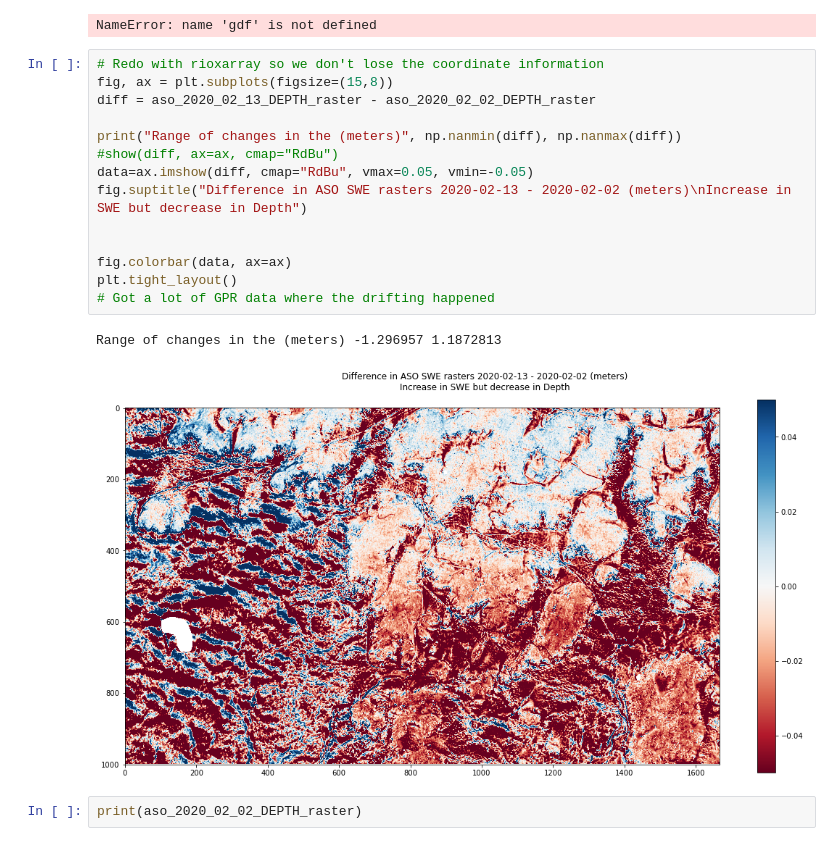
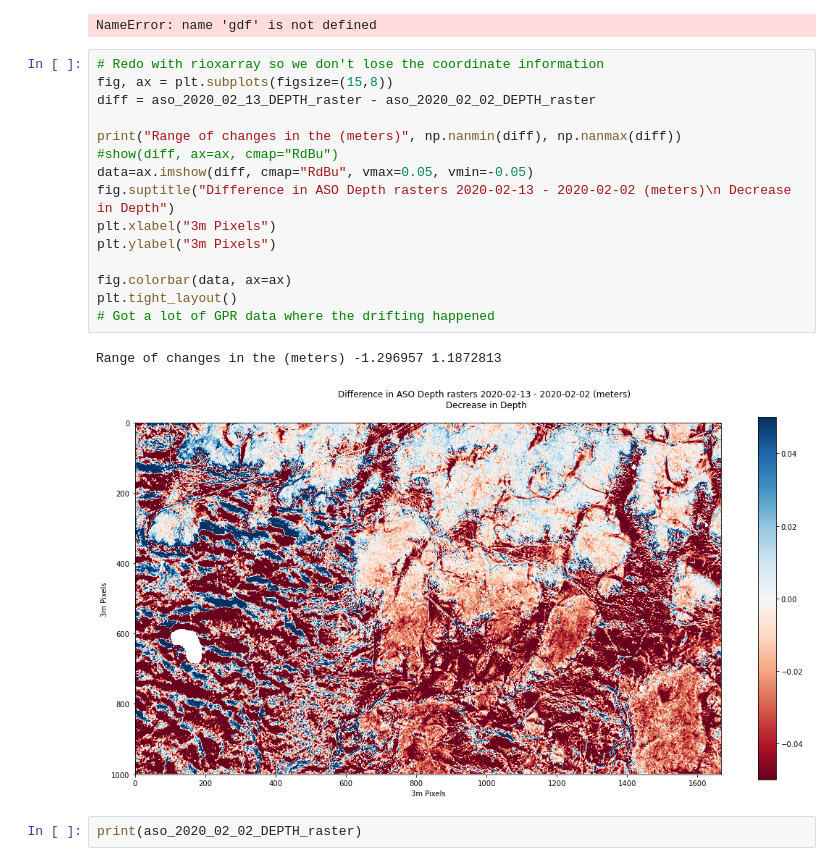
Before and after one commit to snowex-hackweek/coldfusion, a Jupyter notebook: contributors/curtisbeutler/CBeutler_Working.ipynb, the cells around one changed output. Cells and saved outputs as stored; diff of their text form.

```diff
--- a/contributors/curtisbeutler/CBeutler_Working.ipynb
+++ b/contributors/curtisbeutler/CBeutler_Working.ipynb
@@ -327,20 +327,21 @@ NameError: name 'gdf' is not defined
 # %%
 # Redo with rioxarray so we don't lose the coordinate information
 fig, ax = plt.subplots(figsize=(15,8))
 diff = aso_2020_02_13_DEPTH_raster - aso_2020_02_02_DEPTH_raster
 
 print("Range of changes in the (meters)", np.nanmin(diff), np.nanmax(diff))
 #show(diff, ax=ax, cmap="RdBu")
 data=ax.imshow(diff, cmap="RdBu", vmax=0.05, vmin=-0.05)
-fig.suptitle("Difference in ASO SWE rasters 2020-02-13 - 2020-02-02 (meters)\nIncrease in SWE but decrease in Depth")
-
+fig.suptitle("Difference in ASO Depth rasters 2020-02-13 - 2020-02-02 (meters)\n Decrease in Depth")
+plt.xlabel("3m Pixels")
+plt.ylabel("3m Pixels")
 
 fig.colorbar(data, ax=ax)
 plt.tight_layout()
 # Got a lot of GPR data where the drifting happened
 # %% [output]
 Range of changes in the (meters) -1.296957 1.1872813
-[figure, old version]
+[figure, new version]
 # %%
 print(aso_2020_02_02_DEPTH_raster)
 # %% [output]
```
Also changed, not shown: 1 other file.
